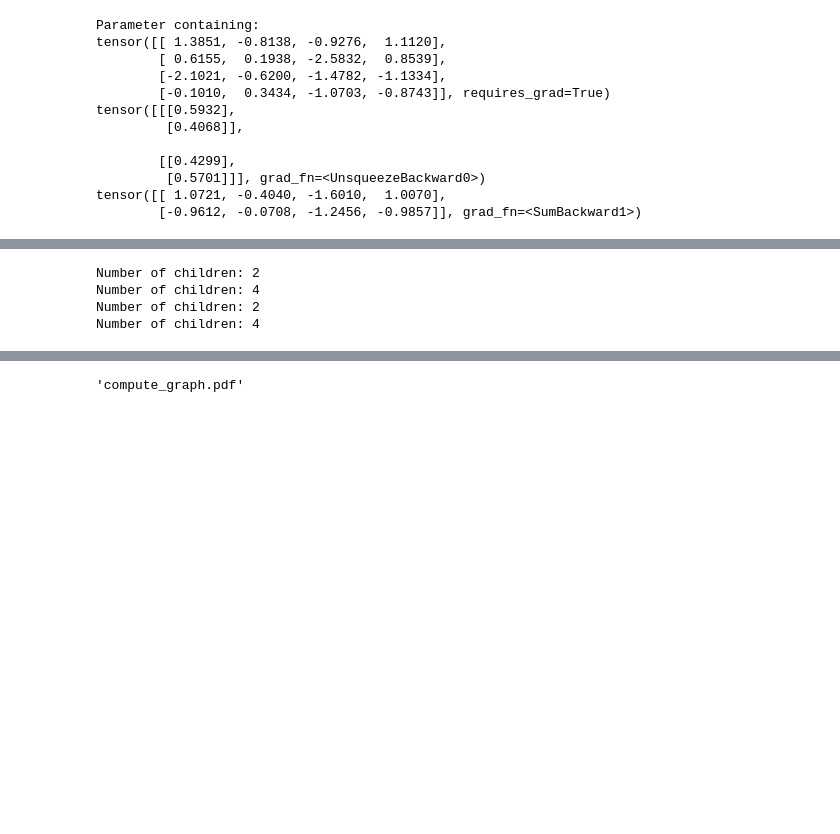
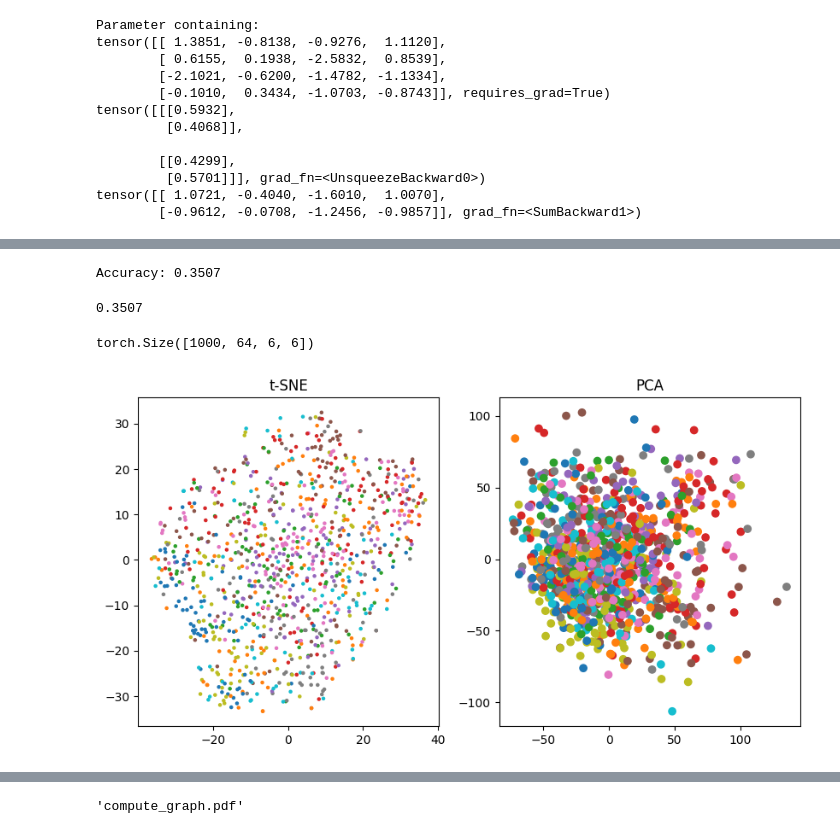
Before and after one commit to Teachable-AI-Lab/unsupervised-prototypes, a Jupyter notebook: cobwebNN-gen.ipynb, the cells around one changed output, grey strips where cells are left out. Cells and saved outputs as stored; diff of their text form; code cells hidden in the pictures; blank space fills up the shorter version.

```diff
--- a/cobwebNN-gen.ipynb
+++ b/cobwebNN-gen.ipynb
@@ -187,9 +309,14 @@ for _ in range(epochs):
 # %%
-untils.viz_prototypes(cobweb)
+untils.viz_prototypes(cobweb, shape=image_shape, conved_shape=(cobweb.out_channels, cobweb.H_conv, cobweb.W_conv))
 # untils.viz_batch_reconstruction(cobweb, mnist_01_test, device='mps')
-untils.viz_sampled_x(cobweb, mnist_01_test, device='mps')
+# untils.viz_sampled_x(cobweb, mnist_01_test, device='mps')
-# %% [output]
-Number of children: 2
-Number of children: 4
-Number of children: 2
-Number of children: 4
+# %%
+untils.model_forzen_classification(cobweb, mnist_01_train, mnist_01_test, device='mps', batch_size=128)
+# %% [output]
+Accuracy: 0.3507
+0.3507
+# %%
+untils.viz_clusters(cobweb, mnist_01_test, device='mps', n_data=1000)
+# %% [output]
+torch.Size([1000, 64, 6, 6])
+[figure, added]
```
Also changed, not shown: parts of 10 cells of this notebook, 8 other files.
